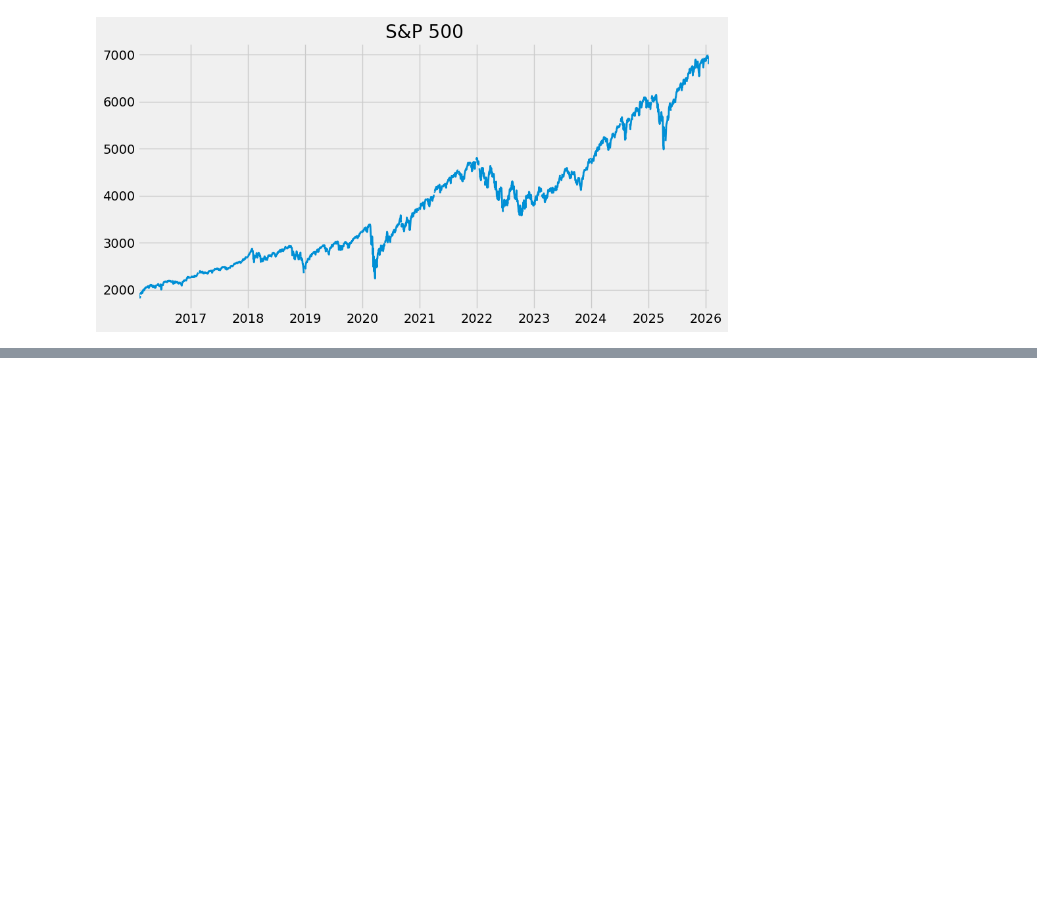
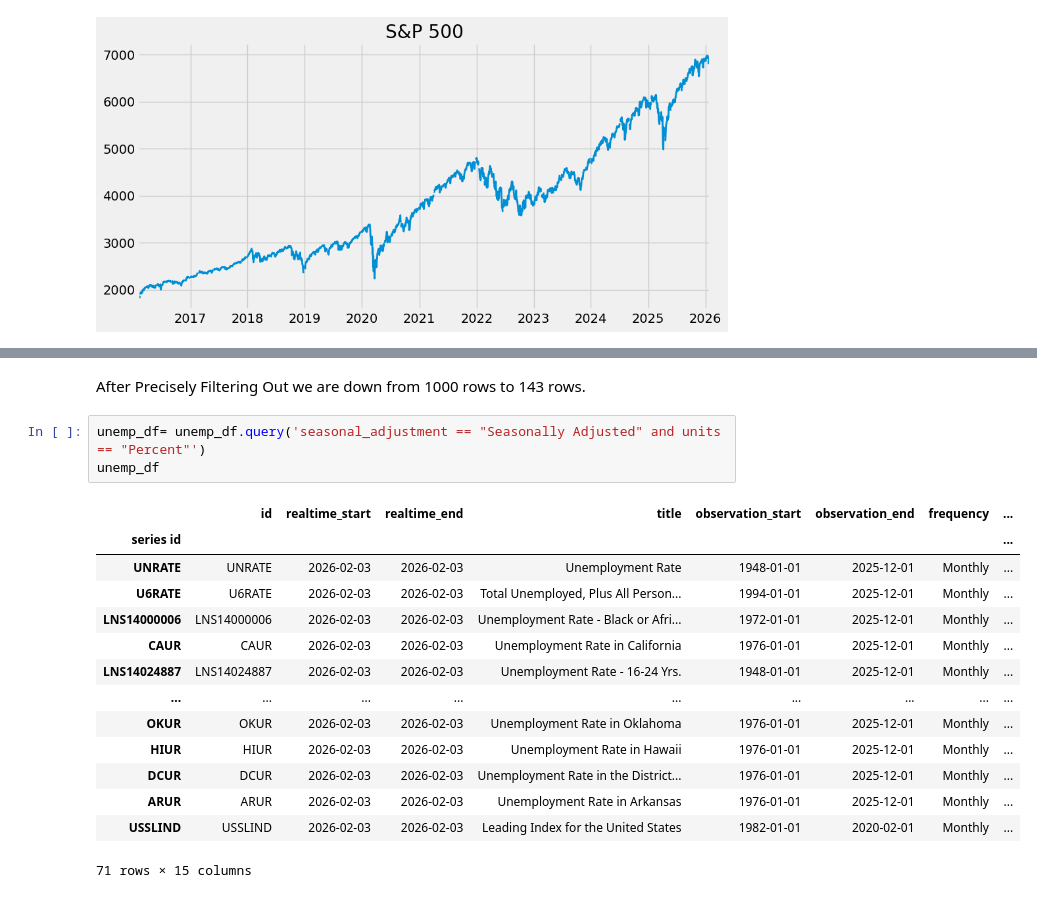
Before and after one commit to MoeedKhan-AMK/Economic-Data-Analysis-Project, a Jupyter notebook: analysis.ipynb, the cells around one changed output, grey strips where cells are left out. Drawn from its saved outputs; the diff is of its cells as text; blank space fills up the shorter version.

```diff
--- a/analysis.ipynb
+++ b/analysis.ipynb
@@ -86,0 +138,20 @@ sp500_data.plot(figsize=(10,5), title='S&P 500', linewidth=2)
+# %% [markdown]
+After Precisely Filtering Out we are down from 1000 rows to 143 rows.
+# %%
+unemp_df= unemp_df.query('seasonal_adjustment == "Seasonally Adjusted" and units == "Percent"')
+unemp_df
+# %% [output]
+|  | id | realtime_start | realtime_end | title | observation_start | observation_end | frequency | ... |
+| series id |  |  |  |  |  |  |  | ... |
+| UNRATE | UNRATE | 2026-02-03 | 2026-02-03 | Unemployment Rate | 1948-01-01 | 2025-12-01 | Monthly | ... |
+| U6RATE | U6RATE | 2026-02-03 | 2026-02-03 | Total Unemployed, Plus All Person... | 1994-01-01 | 2025-12-01 | Monthly | ... |
+| LNS14000006 | LNS14000006 | 2026-02-03 | 2026-02-03 | Unemployment Rate - Black or Afri... | 1972-01-01 | 2025-12-01 | Monthly | ... |
+| CAUR | CAUR | 2026-02-03 | 2026-02-03 | Unemployment Rate in California | 1976-01-01 | 2025-12-01 | Monthly | ... |
+| LNS14024887 | LNS14024887 | 2026-02-03 | 2026-02-03 | Unemployment Rate - 16-24 Yrs. | 1948-01-01 | 2025-12-01 | Monthly | ... |
+| ... | ... | ... | ... | ... | ... | ... | ... | ... |
+| OKUR | OKUR | 2026-02-03 | 2026-02-03 | Unemployment Rate in Oklahoma | 1976-01-01 | 2025-12-01 | Monthly | ... |
+| HIUR | HIUR | 2026-02-03 | 2026-02-03 | Unemployment Rate in Hawaii | 1976-01-01 | 2025-12-01 | Monthly | ... |
+| DCUR | DCUR | 2026-02-03 | 2026-02-03 | Unemployment Rate in the District... | 1976-01-01 | 2025-12-01 | Monthly | ... |
+| ARUR | ARUR | 2026-02-03 | 2026-02-03 | Unemployment Rate in Arkansas | 1976-01-01 | 2025-12-01 | Monthly | ... |
+| USSLIND | USSLIND | 2026-02-03 | 2026-02-03 | Leading Index for the United States | 1982-01-01 | 2020-02-01 | Monthly | ... |
+71 rows × 15 columns
```
Also changed, not shown: parts of 14 cells of this notebook.
